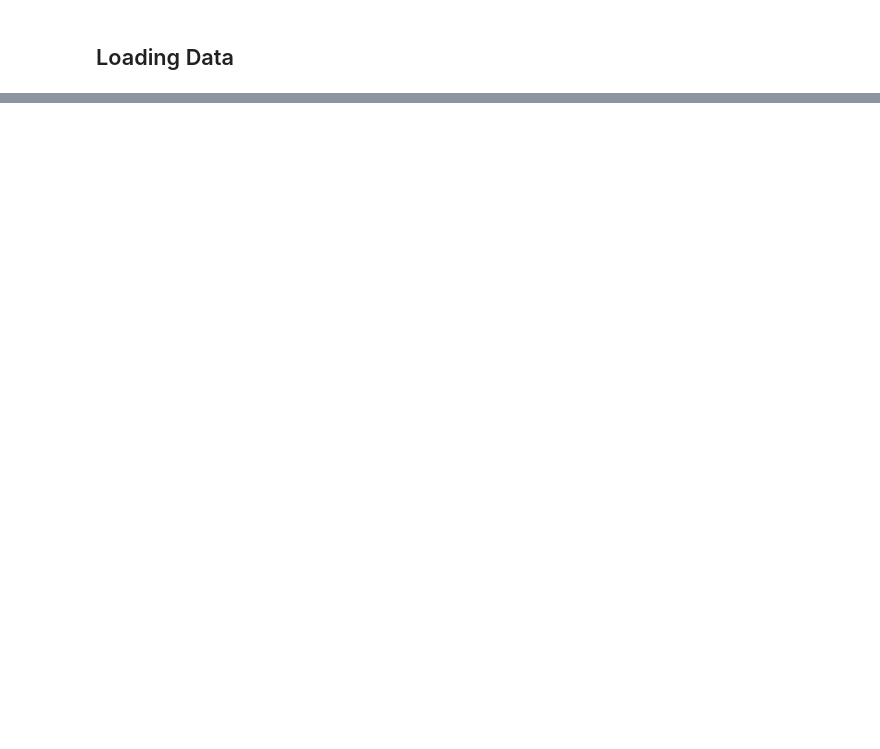
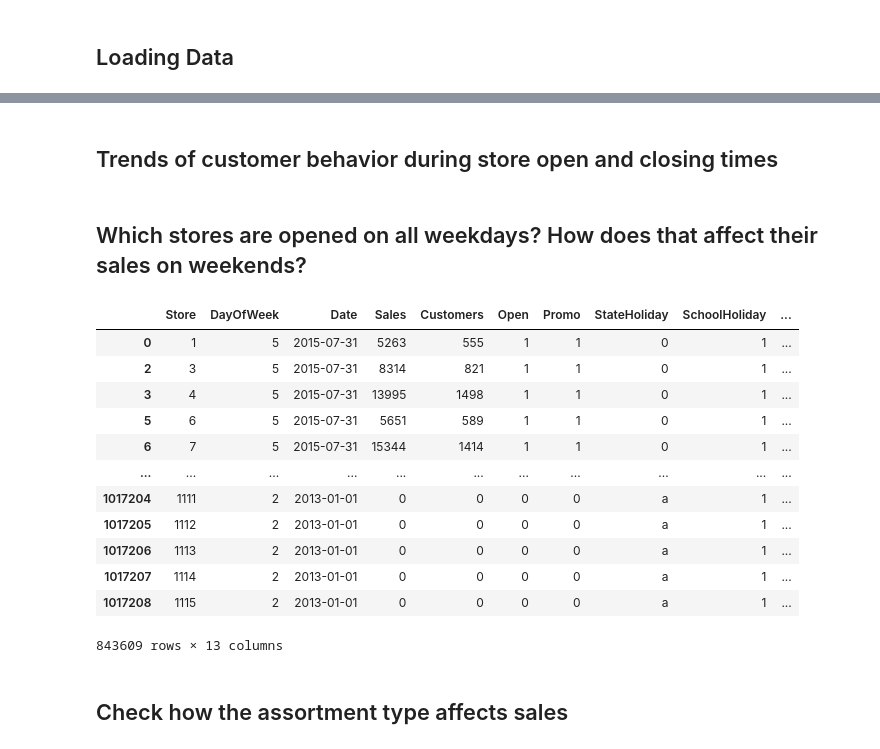
Before and after one commit to DePacifier/pharmacy_sales_prediction, a Jupyter notebook: notebooks/data_exploration.ipynb, the cells around one changed output, grey strips where cells are left out. Cells and saved outputs as stored; diff of their text form; code cells hidden in the pictures; blank space fills up the shorter version.

```diff
--- a/notebooks/data_exploration.ipynb
+++ b/notebooks/data_exploration.ipynb
@@ -40,0 +115,5 @@ NoRemoteInExternalRepoError: No DVC remote is specified in target repository 'ht
+# %%
+#Loading the joined data
+joined_df = load_df_from_csv('../data/store_train_joined.csv')
+joined_df_info = DataInfo(joined_df, deep=True)
+joined_df_info.get_information()
@@ -40,0 +269,2 @@ NoRemoteInExternalRepoError: No DVC remote is specified in target repository 'ht
+# %% [markdown]
+## Trends of customer behavior during store open and closing times
@@ -40,0 +274,2 @@ NoRemoteInExternalRepoError: No DVC remote is specified in target repository 'ht
+# %% [markdown]
+## Which stores are opened on all weekdays? How does that affect their sales on weekends?
@@ -40,0 +282,27 @@ NoRemoteInExternalRepoError: No DVC remote is specified in target repository 'ht
+# %%
+# open_all_weekdays (Mon - Fri)
+# First Remove all holiday related days
+holiday_out_df = joined_df[joined_df['StateHoliday'] == 0]
+weekdays_df = holiday_out_df[holiday_out_df['DayOfWeek'] <= 5]
+not_open_stores = weekdays_df[weekdays_df['Open'] == 0]
+not_open_stores_id = not_open_stores['Store']
+not_open_stores_id = not_open_stores_id.values.tolist()
+
+all_weekdays_open_stores = joined_df[~joined_df['Store'].isin(not_open_stores_id)]
+all_weekdays_open_stores
+# %% [output]
+|  | Store | DayOfWeek | Date | Sales | Customers | Open | Promo | StateHoliday | SchoolHoliday | ... |
+| 0 | 1 | 5 | 2015-07-31 | 5263 | 555 | 1 | 1 | 0 | 1 | ... |
+| 2 | 3 | 5 | 2015-07-31 | 8314 | 821 | 1 | 1 | 0 | 1 | ... |
+| 3 | 4 | 5 | 2015-07-31 | 13995 | 1498 | 1 | 1 | 0 | 1 | ... |
+| 5 | 6 | 5 | 2015-07-31 | 5651 | 589 | 1 | 1 | 0 | 1 | ... |
+| 6 | 7 | 5 | 2015-07-31 | 15344 | 1414 | 1 | 1 | 0 | 1 | ... |
+| ... | ... | ... | ... | ... | ... | ... | ... | ... | ... | ... |
+| 1017204 | 1111 | 2 | 2013-01-01 | 0 | 0 | 0 | 0 | a | 1 | ... |
+| 1017205 | 1112 | 2 | 2013-01-01 | 0 | 0 | 0 | 0 | a | 1 | ... |
+| 1017206 | 1113 | 2 | 2013-01-01 | 0 | 0 | 0 | 0 | a | 1 | ... |
+| 1017207 | 1114 | 2 | 2013-01-01 | 0 | 0 | 0 | 0 | a | 1 | ... |
+| 1017208 | 1115 | 2 | 2013-01-01 | 0 | 0 | 0 | 0 | a | 1 | ... |
+843609 rows × 13 columns
+# %% [markdown]
+## Check how the assortment type affects sales
```
Also changed, not shown: parts of 64 cells of this notebook, 7 other files.
